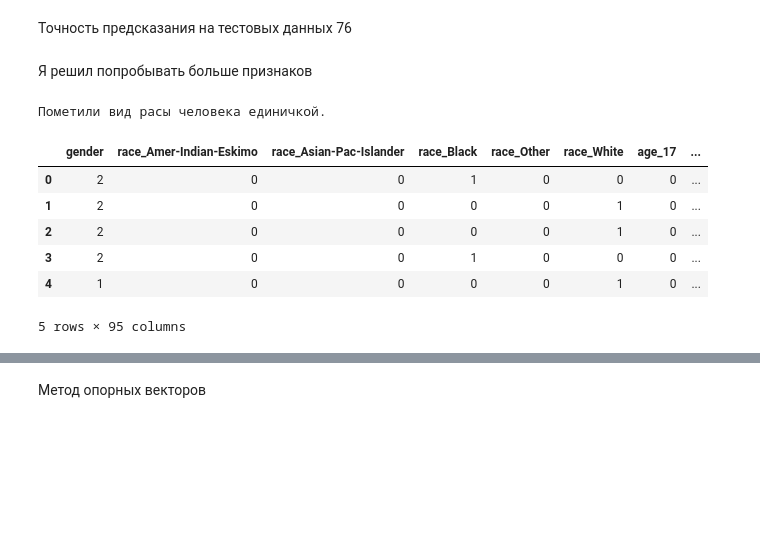
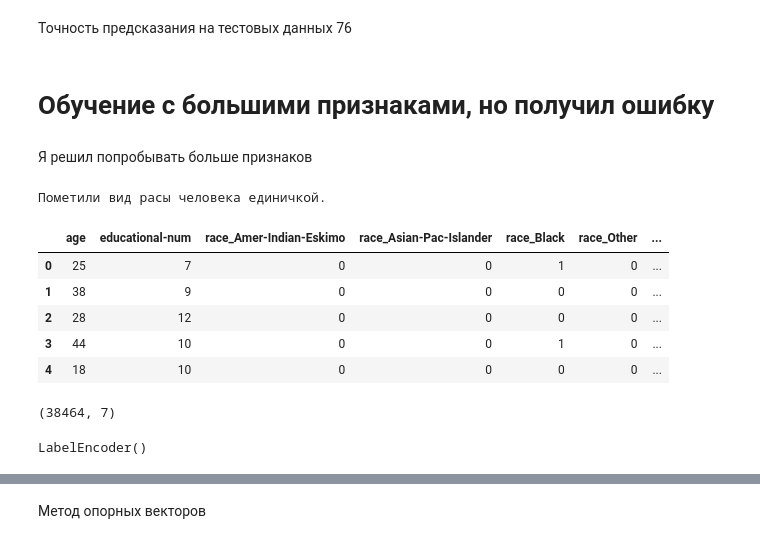
Before and after one commit to Ch0k/ML-DZ1, a Jupyter notebook: Untitled0.ipynb, the cells around one changed output, grey strips where cells are left out. Drawn from its saved outputs; the diff is of its cells as text; code cells hidden in the pictures; blank space fills up the shorter version.

```diff
--- a/Untitled0.ipynb
+++ b/Untitled0.ipynb
@@ -159,22 +182,27 @@ model.score(X_test,y_test)
 0.766670999610035
 # %% [markdown]
 Точность предсказания на тестовых данных 76
+# %% [markdown]
+# Обучение с большими признаками, но получил ошибку
 # %% [markdown]
 Я решил попробывать больше признаков
 # %%
-selectedColumns = data [['race', 'income', 'age', 'educational-num', 'gender']]
-X = pd.get_dummies (selectedColumns, columns = ['race', 'age', 'educational-num'])
+selectedColumns = data [['race', 'income', 'age', 'educational-num']]
+X = pd.get_dummies (selectedColumns, columns = ['race'])
 data["gender"] = pd.Categorical(data.gender).codes
 del X['income']
 
 print('Пометили вид расы человека единичкой.')
 X.head()
 # %% [output]
 Пометили вид расы человека единичкой.
-|  | gender | race_Amer-Indian-Eskimo | race_Asian-Pac-Islander | race_Black | race_Other | race_White | age_17 | ... |
-| 0 | 2 | 0 | 0 | 1 | 0 | 0 | 0 | ... |
-| 1 | 2 | 0 | 0 | 0 | 0 | 1 | 0 | ... |
-| 2 | 2 | 0 | 0 | 0 | 0 | 1 | 0 | ... |
-| 3 | 2 | 0 | 0 | 1 | 0 | 0 | 0 | ... |
-| 4 | 1 | 0 | 0 | 0 | 0 | 1 | 0 | ... |
+|  | age | educational-num | race_Amer-Indian-Eskimo | race_Asian-Pac-Islander | race_Black | race_Other | ... |
+| 0 | 25 | 7 | 0 | 0 | 1 | 0 | ... |
+| 1 | 38 | 9 | 0 | 0 | 0 | 0 | ... |
+| 2 | 28 | 12 | 0 | 0 | 0 | 0 | ... |
+| 3 | 44 | 10 | 0 | 0 | 1 | 0 | ... |
+| 4 | 18 | 10 | 0 | 0 | 0 | 0 | ... |
-5 rows × 95 columns
+# %%
+X.shape
+# %% [output]
+(38464, 7)
@@ -180,0 +213,4 @@ X.head()
+# %%
+le.fit( data['income'])
+# %% [output]
+LabelEncoder()
```
Also changed, not shown: parts of 16 cells of this notebook.
